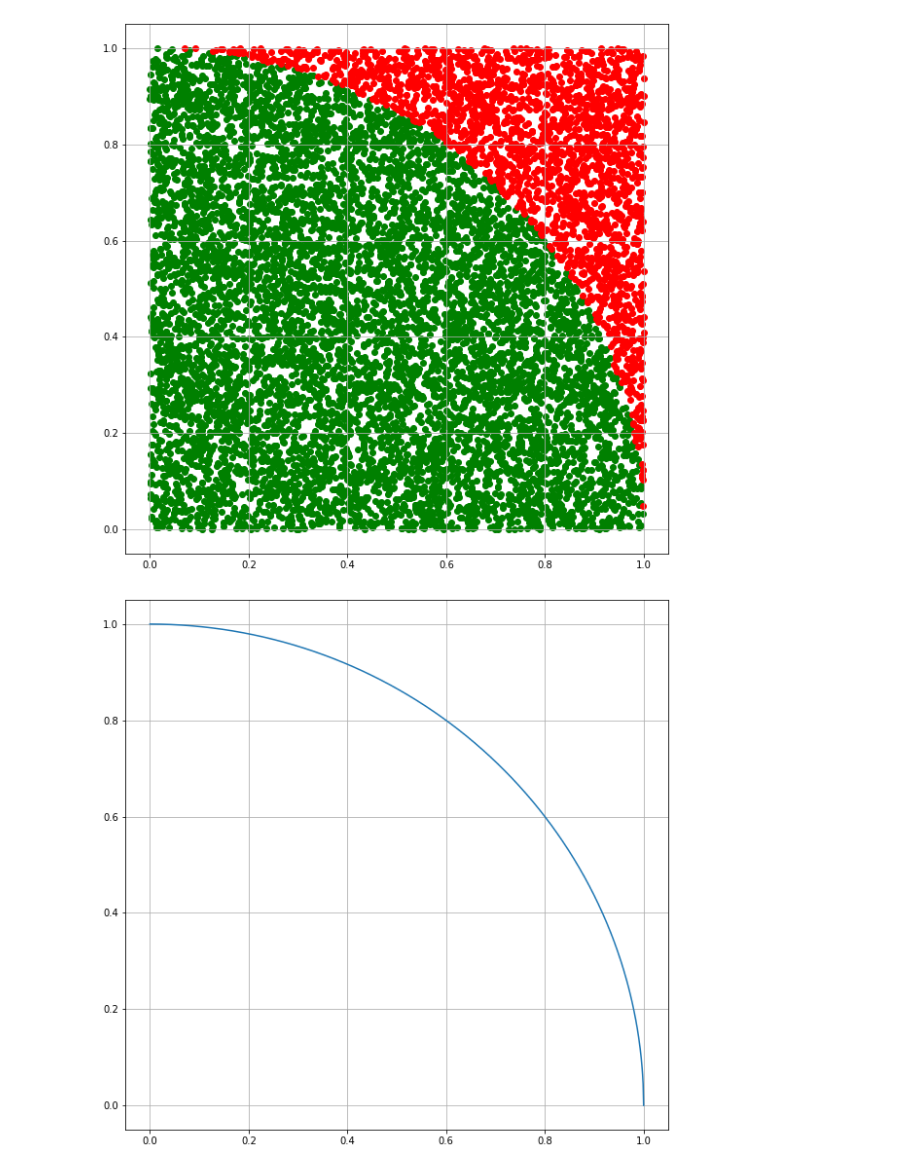
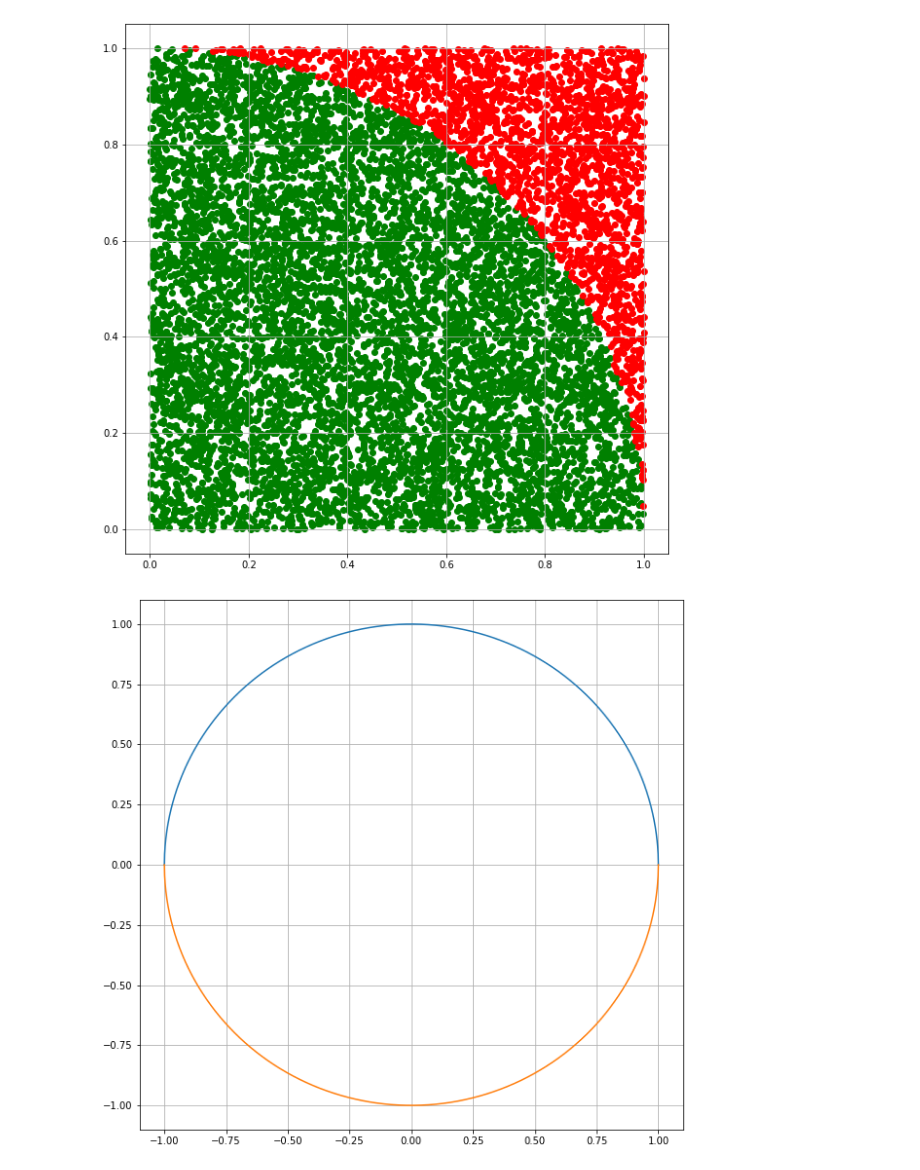
Before and after one commit to MMM-Sci/python_prac, a Jupyter notebook: CH2_LibrariesBasics.ipynb, the cells around one changed output. Drawn from its saved outputs; the diff is of its cells as text; code cells hidden in the pictures.

```diff
--- a/CH2_LibrariesBasics.ipynb
+++ b/CH2_LibrariesBasics.ipynb
@@ -799,13 +799,17 @@ plt.grid(True)
 원주율 3.1188
 [figure]
 # %%
-def my_function(x):
+def my_function1(x):
     return (1 - x**2)**0.5
 
-x = np.arange(0, 1001)
+def my_function2(x):
+    return -((1 - x**2)**0.5)
+
+x = np.arange(-1000, 1001)
 x = x/1000
 plt.figure(figsize = (10, 10))
-plt.plot(x, my_function(x))
+plt.plot(x, my_function1(x))
+plt.plot(x, my_function2(x))
 plt.grid(True)
 # %% [output]
-[figure, old version]
+[figure, new version]
```
